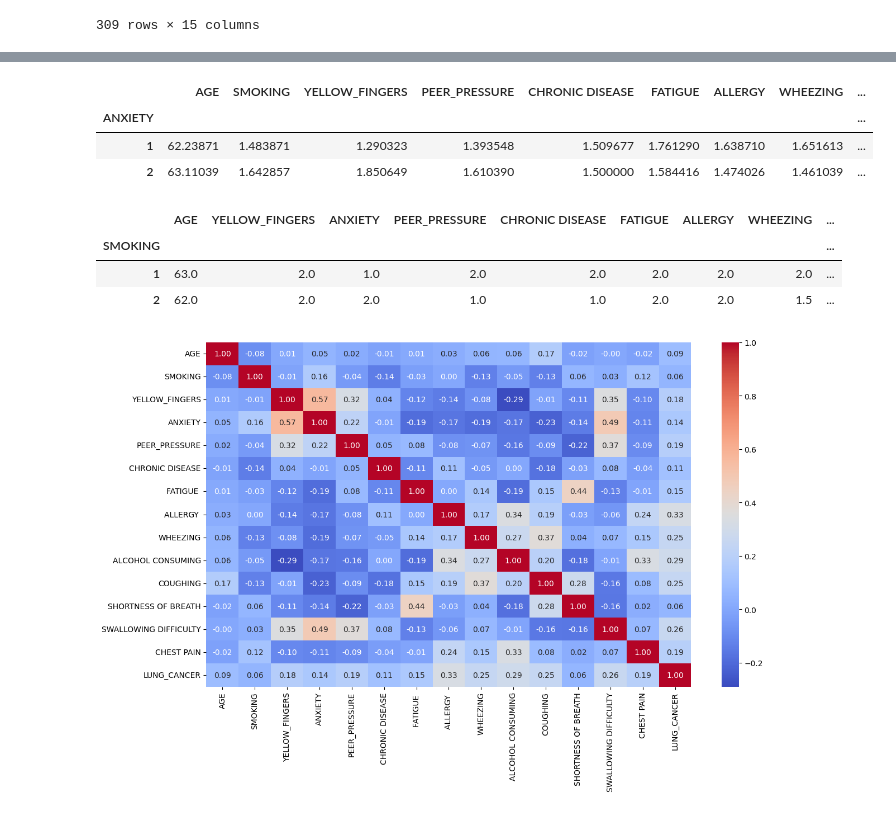
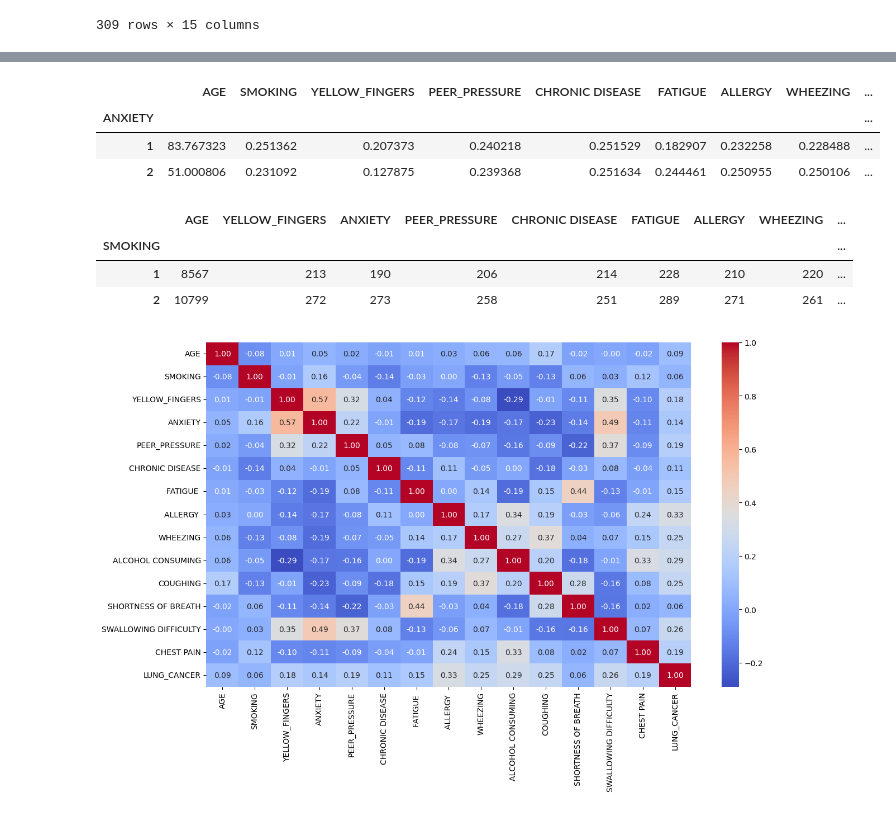
Before and after one commit to yhw1737/LungCancerPrediction, a Jupyter notebook: cancer.ipynb, the cells around one changed output, grey strips where cells are left out. Drawn from its saved outputs; the diff is of its cells as text; code cells hidden in the pictures.

Commit message:
groupby methods

```diff
--- a/cancer.ipynb
+++ b/cancer.ipynb
@@ -34,19 +34,19 @@ df.groupby('ALCOHOL CONSUMING').mean()
 | 1 | 62.131387 | 1.591241 | 1.729927 | 1.591241 | 1.591241 | 1.503650 | 1.773723 | 1.364964 | ... |
 | 2 | 63.104651 | 1.540698 | 1.441860 | 1.424419 | 1.430233 | 1.505814 | 1.593023 | 1.709302 | ... |
 # %%
-df.groupby('ANXIETY').mean()
+df.groupby('ANXIETY').var()
 # %% [output]
 |  | AGE | SMOKING | YELLOW_FINGERS | PEER_PRESSURE | CHRONIC DISEASE | FATIGUE | ALLERGY | WHEEZING | ... |
 | ANXIETY |  |  |  |  |  |  |  |  | ... |
-| 1 | 62.23871 | 1.483871 | 1.290323 | 1.393548 | 1.509677 | 1.761290 | 1.638710 | 1.651613 | ... |
-| 2 | 63.11039 | 1.642857 | 1.850649 | 1.610390 | 1.500000 | 1.584416 | 1.474026 | 1.461039 | ... |
+| 1 | 83.767323 | 0.251362 | 0.207373 | 0.240218 | 0.251529 | 0.182907 | 0.232258 | 0.228488 | ... |
+| 2 | 51.000806 | 0.231092 | 0.127875 | 0.239368 | 0.251634 | 0.244461 | 0.250955 | 0.250106 | ... |
 # %%
-df.groupby('SMOKING')[['SWALLOWI']].sum()
+df.groupby('SMOKING').sum()
 # %% [output]
 |  | AGE | YELLOW_FINGERS | ANXIETY | PEER_PRESSURE | CHRONIC DISEASE | FATIGUE | ALLERGY | WHEEZING | ... |
 | SMOKING |  |  |  |  |  |  |  |  | ... |
-| 1 | 63.0 | 2.0 | 1.0 | 2.0 | 2.0 | 2.0 | 2.0 | 2.0 | ... |
-| 2 | 62.0 | 2.0 | 2.0 | 1.0 | 1.0 | 2.0 | 2.0 | 1.5 | ... |
+| 1 | 8567 | 213 | 190 | 206 | 214 | 228 | 210 | 220 | ... |
+| 2 | 10799 | 272 | 273 | 258 | 251 | 289 | 271 | 261 | ... |
 # %%
 fig = plt.figure(figsize=(14, 8))
 corr = df.corr()
```
Also changed, not shown: parts of 1 cell of this notebook.
